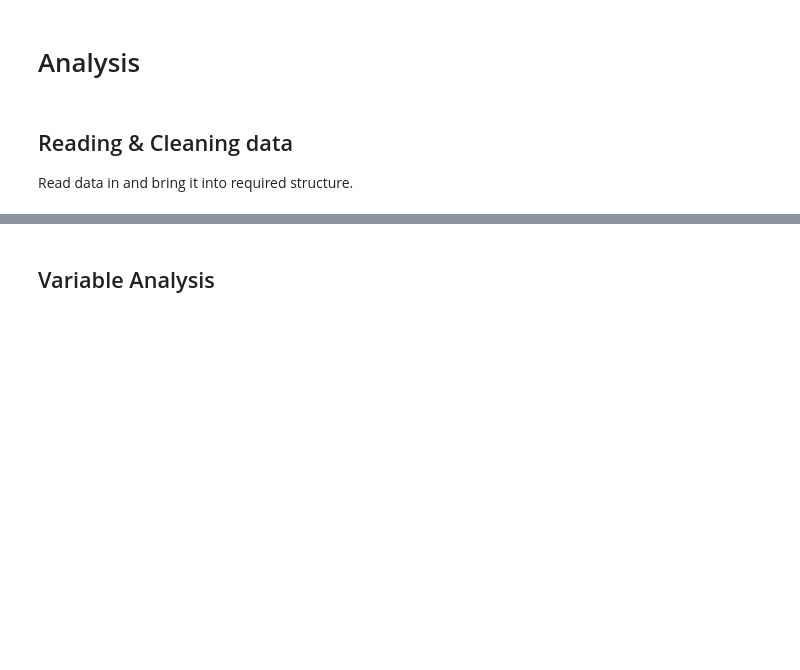
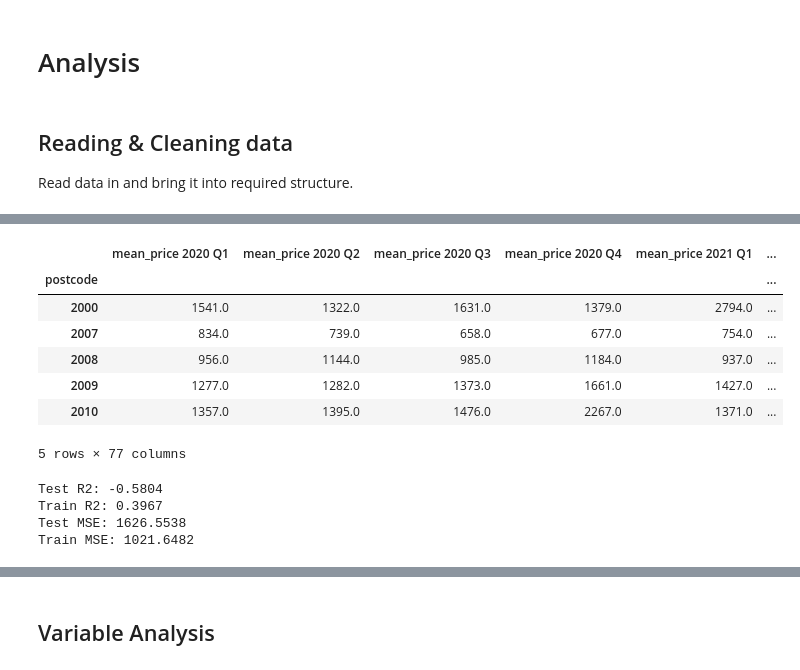
Before and after one commit to walthersy/NSW-house-price, a Jupyter notebook: Ken - Main Notebook.ipynb, the cells around one changed output, grey strips where cells are left out. Drawn from its saved outputs; the diff is of its cells as text; code cells hidden in the pictures; blank space fills up the shorter version.

```diff
--- a/Ken - Main Notebook.ipynb
+++ b/Ken - Main Notebook.ipynb
@@ -232,0 +232,33 @@ array([0.97230448, 0.93448869, 0.94661328, 0.4110817 , 0.96210198,
+# %%
+df_5q['target'] = ((df_5q['median_price 2021 Q1']/df_5q['median_price 2020 Q4'])-1)*100
+df_5q.head()
+# %% [output]
+|  | mean_price 2020 Q1 | mean_price 2020 Q2 | mean_price 2020 Q3 | mean_price 2020 Q4 | mean_price 2021 Q1 | ... |
+| postcode |  |  |  |  |  | ... |
+| 2000 | 1541.0 | 1322.0 | 1631.0 | 1379.0 | 2794.0 | ... |
+| 2007 | 834.0 | 739.0 | 658.0 | 677.0 | 754.0 | ... |
+| 2008 | 956.0 | 1144.0 | 985.0 | 1184.0 | 937.0 | ... |
+| 2009 | 1277.0 | 1282.0 | 1373.0 | 1661.0 | 1427.0 | ... |
+| 2010 | 1357.0 | 1395.0 | 1476.0 | 2267.0 | 1371.0 | ... |
+5 rows × 77 columns
+# %%
+from sklearn.model_selection import train_test_split
+from sklearn.metrics import r2_score, mean_squared_error
+
+X = df_5q.drop(['target','median_price 2021 Q1'],axis=1)
+y = df_5q['target']
+X_train, X_test, y_train, y_test = train_test_split(X, y, test_size=.2)
+
+lm = LinearRegression()
+lm.fit(X_train,y_train)
+pred = lm.predict(X_test)
+train_pred = lm.predict(X_train)
+print('Test R2: %.4f' % r2_score(y_test,pred))
+print('Train R2: %.4f' % r2_score(y_train,train_pred))
+print('Test MSE: %.4f' % mean_squared_error(y_test,pred))
+print('Train MSE: %.4f' % mean_squared_error(y_train,train_pred))
+# %% [output]
+Test R2: -0.5804
+Train R2: 0.3967
+Test MSE: 1626.5538
+Train MSE: 1021.6482
```
Also changed, not shown: parts of 36 cells of this notebook.
